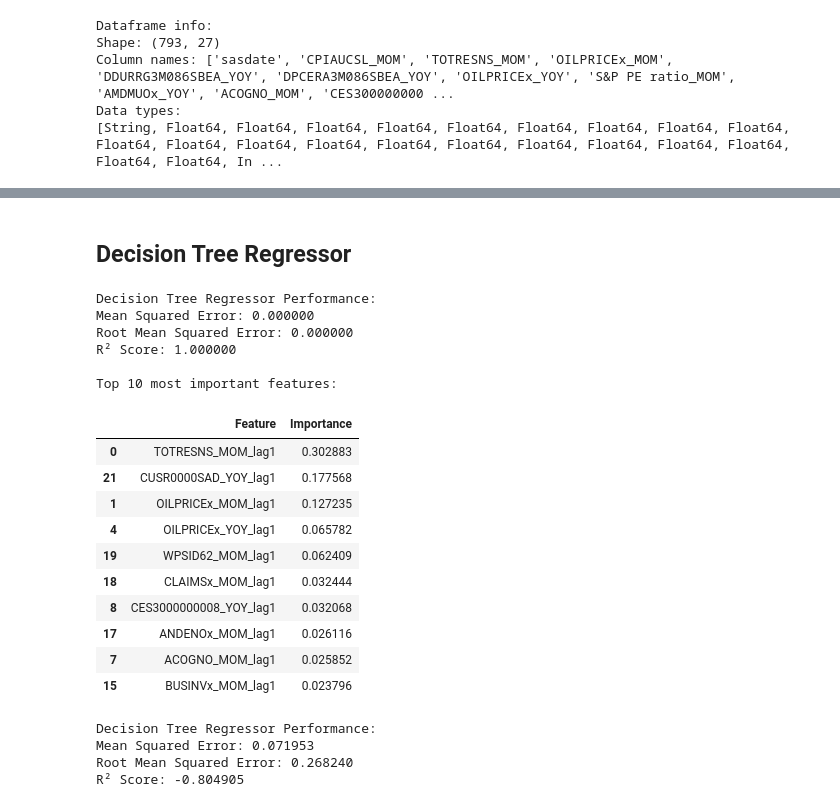
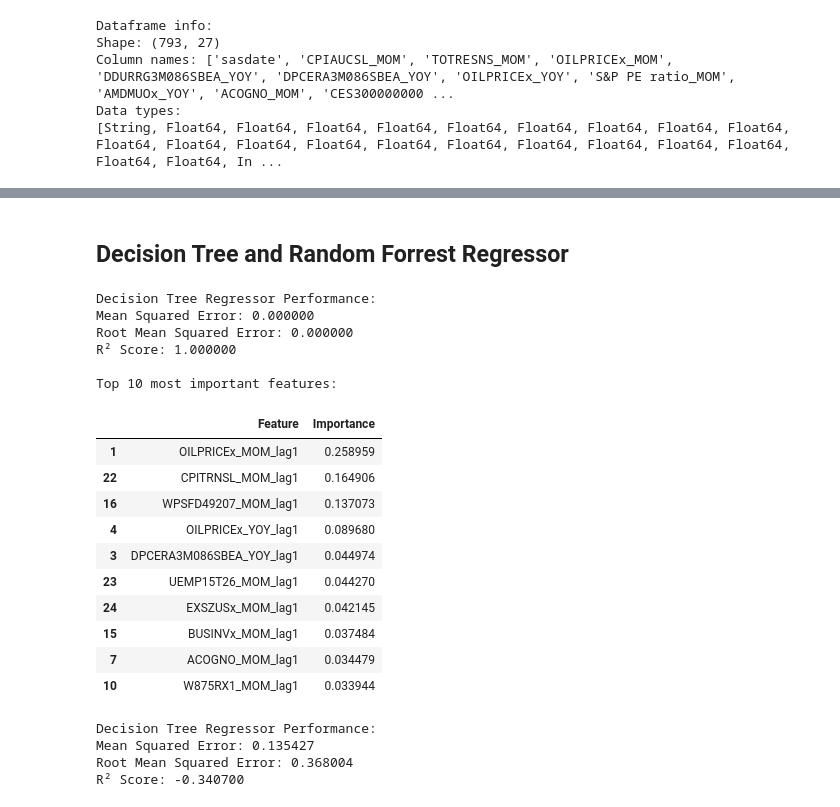
Before and after one commit to rishabhmandayam/inflation_ml, a Jupyter notebook: notebooks/random_forest.ipynb, the cells around one changed output, grey strips where cells are left out. Drawn from its saved outputs; the diff is of its cells as text; code cells hidden in the pictures.

```diff
--- a/notebooks/random_forest.ipynb
+++ b/notebooks/random_forest.ipynb
@@ -28,9 +28,10 @@ Data types:
 [String, Float64, Float64, Float64, Float64, Float64, Float64, Float64, Float64, Float64, Float64, Float64, Float64, Float64, Float64, Float64, Float64, Float64, Float64, Float64, Float64, Float64, In ...
 # %%
 df_with_lag = df.with_columns([
-    pl.col(col).shift(1).alias(f"{col}_lag1")
+    pl.col(col).shift(lag).alias(f"{col}_lag{lag}")
     for col in df.columns
     if col != "sasdate"
+    for lag in range(1, 3)  # Create lags 1 through 5
 ])
 
 df_with_lag
@@ -63,18 +64,20 @@ filtered_df = df_with_lag.with_columns(
     (pl.col("date") <= datetime.date(2005, 12, 31))
 )
 # %% [markdown]
-## Decision Tree Regressor
+## Decision Tree and Random Forrest Regressor
 # %%
 target = "CPIAUCSL_MOM"
-lag_cols = [col for col in post_2008_df.columns if col.endswith("_lag1") and col != f"{target}_lag1"]
+lag_cols = [col for col in post_2008_df.columns if any(col.endswith(f"_lag{i}") for i in range(1, 2)) and not col.startswith(f"{target}_lag")]
 # %%
 import numpy as np
 from sklearn.tree import DecisionTreeRegressor
 from sklearn.model_selection import train_test_split
 from sklearn.metrics import mean_squared_error, r2_score
 
-X = post_2008_df.select(lag_cols).drop_nulls().to_pandas()
-y = post_2008_df.select(target).drop_nulls().to_pandas()
+filtered_df_pd = filtered_df.to_pandas().dropna(subset=lag_cols + [target])
+
+X = filtered_df_pd[lag_cols]
+y = filtered_df_pd[target]
 
 min_rows = min(len(X), len(y))
 X = X.iloc[:min_rows]
@@ -87,48 +90,46 @@ dt_regressor.fit(X, y)
 
 # Make predictions
 y_pred = dt_regressor.predict(X)
 
 # Evaluate the model
 mse = mean_squared_error(y, y_pred)
 rmse = np.sqrt(mse)
 r2 = r2_score(y, y_pred)
 
 print(f"Decision Tree Regressor Performance:")
 print(f"Mean Squared Error: {mse:.6f}")
 print(f"Root Mean Squared Error: {rmse:.6f}")
 print(f"R² Score: {r2:.6f}")
 
 # Feature importance
 feature_importance = pd.DataFrame({
     'Feature': X.columns,
     'Importance': dt_regressor.feature_importances_
 }).sort_values('Importance', ascending=False)
 
 print("\nTop 10 most important features:")
 display(feature_importance.head(10))
 # %% [output]
 Decision Tree Regressor Performance:
 Mean Squared Error: 0.000000
 Root Mean Squared Error: 0.000000
 R² Score: 1.000000
 
 Top 10 most important features:
 |  | Feature | Importance |
-| 0 | TOTRESNS_MOM_lag1 | 0.302883 |
-| 21 | CUSR0000SAD_YOY_lag1 | 0.177568 |
-| 1 | OILPRICEx_MOM_lag1 | 0.127235 |
-| 4 | OILPRICEx_YOY_lag1 | 0.065782 |
-| 19 | WPSID62_MOM_lag1 | 0.062409 |
-| 18 | CLAIMSx_MOM_lag1 | 0.032444 |
-| 8 | CES3000000008_YOY_lag1 | 0.032068 |
-| 17 | ANDENOx_MOM_lag1 | 0.026116 |
-| 7 | ACOGNO_MOM_lag1 | 0.025852 |
-| 15 | BUSINVx_MOM_lag1 | 0.023796 |
+| 1 | OILPRICEx_MOM_lag1 | 0.258959 |
+| 22 | CPITRNSL_MOM_lag1 | 0.164906 |
+| 16 | WPSFD49207_MOM_lag1 | 0.137073 |
+| 4 | OILPRICEx_YOY_lag1 | 0.089680 |
+| 3 | DPCERA3M086SBEA_YOY_lag1 | 0.044974 |
+| 23 | UEMP15T26_MOM_lag1 | 0.044270 |
+| 24 | EXSZUSx_MOM_lag1 | 0.042145 |
+| 15 | BUSINVx_MOM_lag1 | 0.037484 |
+| 7 | ACOGNO_MOM_lag1 | 0.034479 |
+| 10 | W875RX1_MOM_lag1 | 0.033944 |
 # %%
-filtered_df_pd = filtered_df.to_pandas().dropna(subset=lag_cols + [target])
-
-X_test = filtered_df_pd[lag_cols]
-y_test = filtered_df_pd[target]
+X_test = post_2008_df[lag_cols]
+y_test = post_2008_df[target]
 y_pred_test = dt_regressor.predict(X_test)
 
 mse = mean_squared_error(y_test, y_pred_test)
@@ -141,6 +142,6 @@ print(f"Root Mean Squared Error: {rmse:.6f}")
 print(f"R² Score: {r2:.6f}")
 # %% [output]
 Decision Tree Regressor Performance:
-Mean Squared Error: 0.071953
-Root Mean Squared Error: 0.268240
-R² Score: -0.804905
+Mean Squared Error: 0.135427
+Root Mean Squared Error: 0.368004
+R² Score: -0.340700
```
Also changed, not shown: parts of 10 cells of this notebook, 1 other file.
